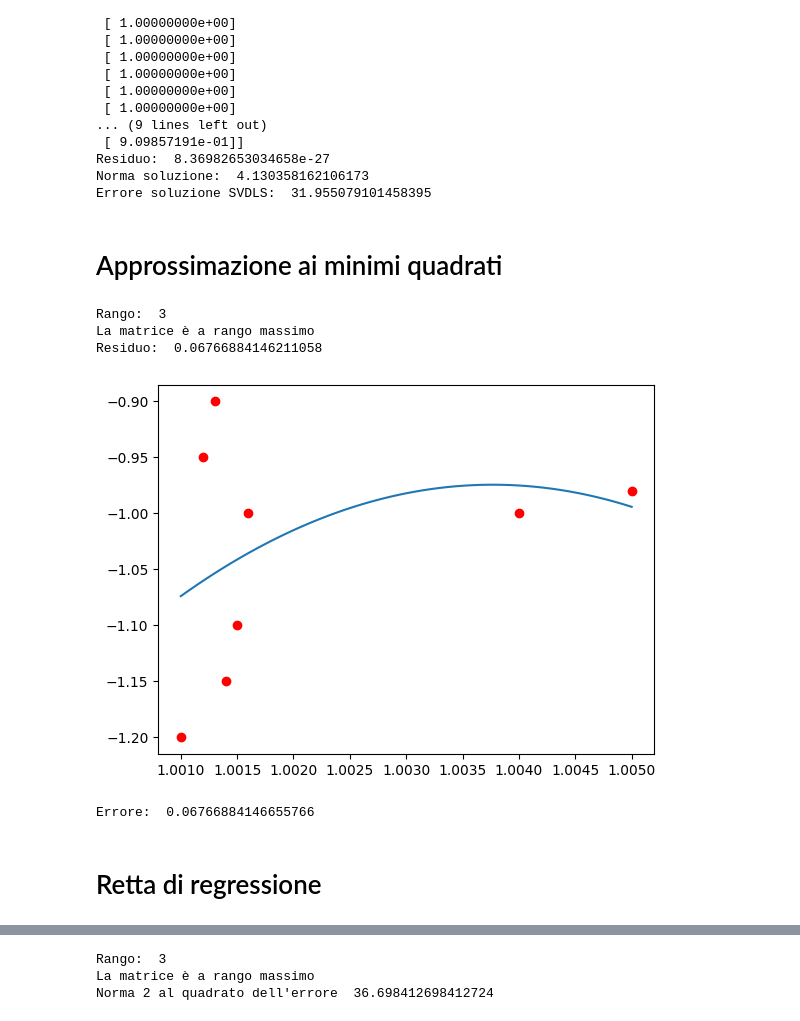
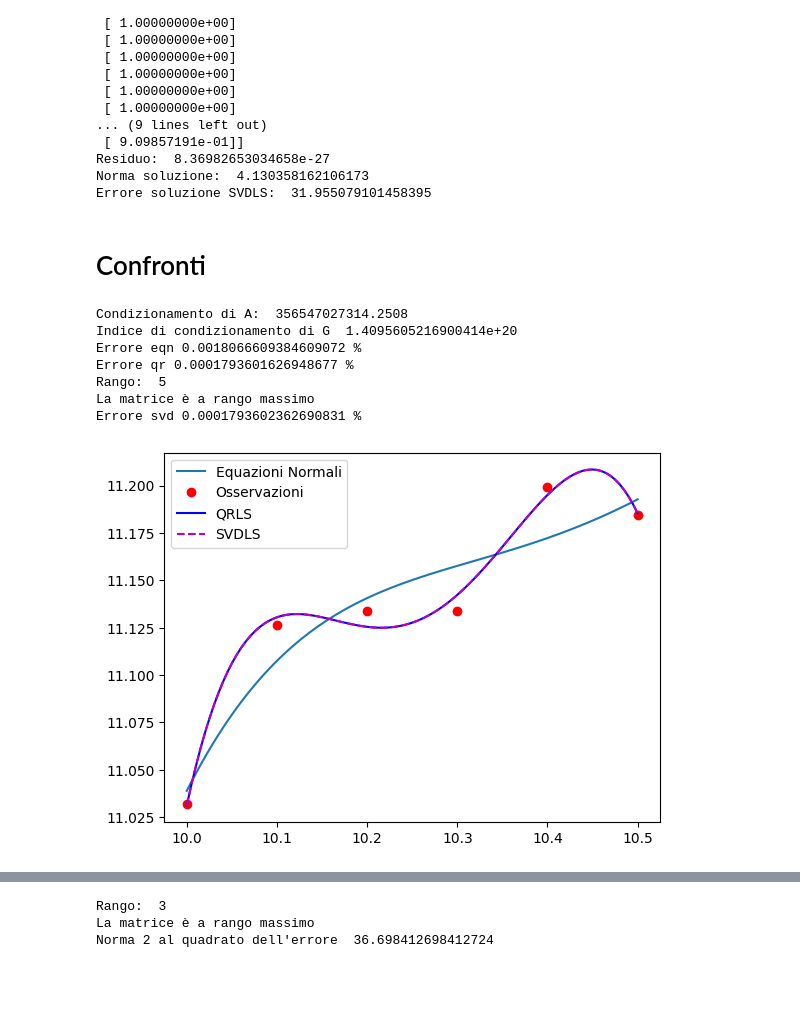
Before and after one commit to SonOfGillas/MetodiNumerici, a Jupyter notebook: Sovradeterminati.ipynb, the cells around one changed output, grey strips where cells are left out. Saved outputs shown, nothing was run; the diff lists cells and outputs as text; code cells hidden in the pictures; blank space fills up the shorter version.

```diff
--- a/Sovradeterminati.ipynb
+++ b/Sovradeterminati.ipynb
@@ -186,36 +187,53 @@ Soluzione nel senso dei minimi quadrati:
 Residuo:  8.36982653034658e-27
 Norma soluzione:  4.130358162106173
 Errore soluzione SVDLS:  31.955079101458395
-# %% [markdown]
-# Approssimazione ai minimi quadrati
+# %% [markdown]
+# Confronti
 # %%
-# Dati due vettori di m dati sperimentali che descrivono l'andamento di un fenomeno reale,
-# si cerca un polinomio di grado n i cui coefficienti sono ottenuti tramite la risoluzione
-# del problema dei minimi quadrati.
-#
-x = np.array([1.001, 1.004, 1.005, 1.0012,
-                1.0013,   1.0014,   1.0015,  1.0016])
-y = np.array([-1.2, -1.0, -0.98, -0.95,
-                -0.9, -1.15, -1.1, -1])
-m = x.shape[0]
-n = 2  # grado del polinomio di regressione
-n1 = n + 1  # gradi di libertà
+# Vediamo quanto è precisa l'approssimazione con ogni algoritmo.
+x = np.arange(10, 10.6, 0.5 / 5)
+y = np.array([11.0320, 11.1263, 11.1339, 11.1339, 11.1993, 11.1844])
+
+# Grado del polinomio e gradi di libertà.
+n = 4
+n1 = n + 1
 A = np.vander(x, increasing=True)[:, :n1]
-alpha, residuo = SVDLS(A, y)
-#alpha = eqnorm(A, y)
 
-print("Residuo: ", residuo)
+# Indice di condizionamento della matrice.
+condA = np.linalg.cond(A)
+print("Condizionamento di A: ", condA)
 xv = np.linspace(np.min(x), np.max(x), 100)
-pol1 = np.polyval(np.flip(alpha), xv)
-plt.plot(xv, pol1, x, y, 'ro')
+
+# Con il metodo delle equazioni normali.
+alpha_eqn = eqnorm(A, y)
+pol_eqn = np.polyval(np.flip(alpha_eqn), xv)
+errore_eqn = np.linalg.norm(y - np.polyval(np.flip(alpha_eqn), x))**2
+plt.plot(xv, pol_eqn, x, y, 'ro')
+print("Errore eqn", errore_eqn, "%")
+
+# Con il metodo QRLS.
+alpha_qr, residuo_qr = qrLS(A, y)
+pol_qr = np.polyval(np.flip(alpha_qr), xv)
+plt.plot(xv, pol_qr, 'b')
+print("Errore qr", residuo_qr, "%")
+
+# Con il metodo SVDLS.
+alpha_svd, residuo_svd = SVDLS(A, y)
+pol_svd = np.polyval(np.flip(alpha_svd), xv)
+plt.plot(xv, pol_svd, 'm--')
+print("Errore svd", residuo_svd, "%")
+
+# A causa dell'elevato mal condizionamento di G il metodo delle
+# equazioni normali non approssima i dati in maniera accurata. Gli
+# altri due metodi sono invece più precisi.
+plt.legend(['Equazioni Normali', 'Osservazioni', 'QRLS', 'SVDLS'])
 plt.show()
-errore = np.linalg.norm(y - np.polyval(np.flip(alpha), x))**2
-print("Errore: ", errore)
 # %% [output]
-Rango:  3
+Condizionamento di A:  356547027314.2508
+Indice di condizionamento di G  1.4095605216900414e+20
+Errore eqn 0.0018066609384609072 %
+Errore qr 0.0001793601626948677 %
+Rango:  5
 La matrice è a rango massimo
-Residuo:  0.06766884146211058
+Errore svd 0.0001793602362690831 %
-[figure, old version]
+[figure, new version]
-Errore:  0.06766884146655766
-# %% [markdown]
-# Retta di regressione
```
Also changed, not shown: parts of 7 cells of this notebook.
